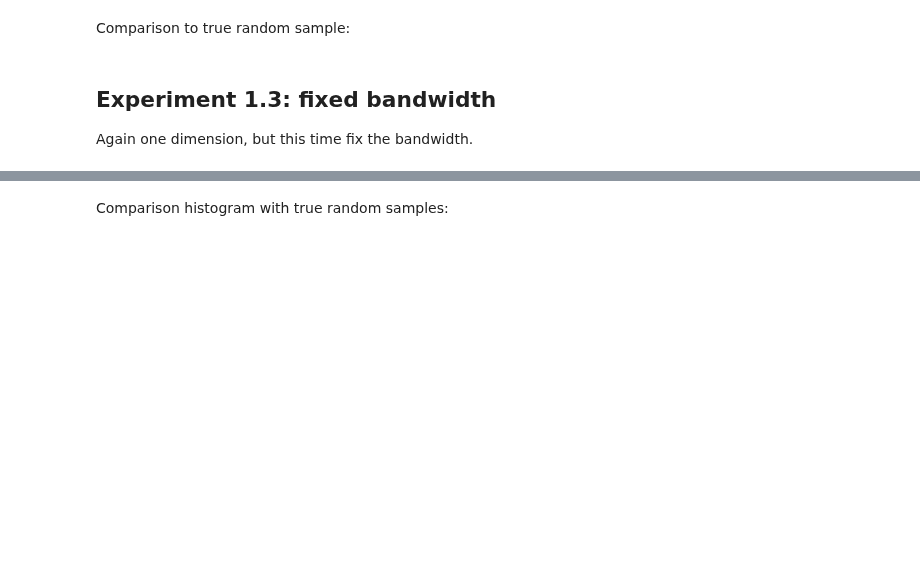
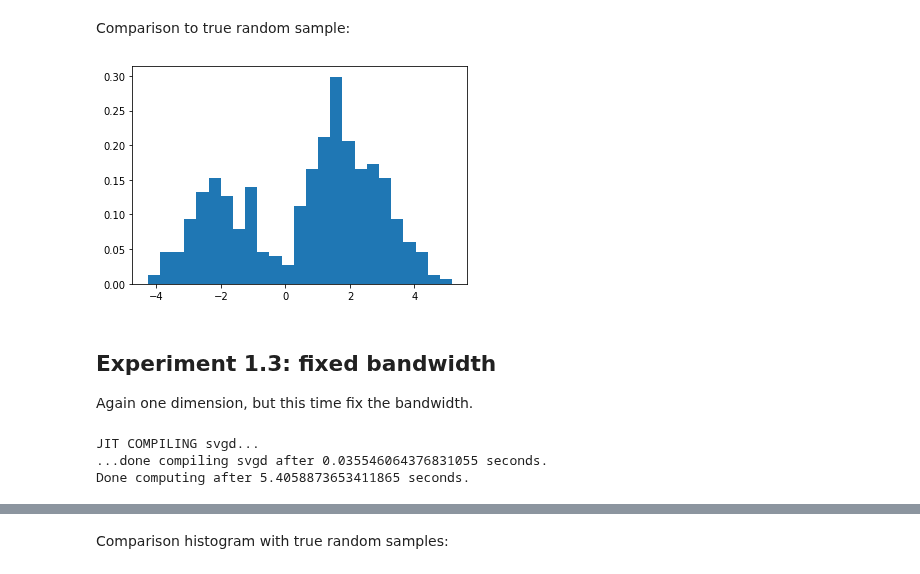
Before and after one commit to ratschlab/projects-2020-Neural-SVGD, a Jupyter notebook: Model.ipynb, the cells around one changed output, grey strips where cells are left out. Saved outputs shown, nothing was run; the diff lists cells and outputs as text; code cells hidden in the pictures; blank space fills up the shorter version.

```diff
--- a/Model.ipynb
+++ b/Model.ipynb
@@ -107,12 +107,14 @@ Comparison to true random sample:
 # %%
 rkey = random.PRNGKey(0)
 rkeys = random.split(rkey)
-ntest = 100
+ntest = n
 x1 = random.normal(rkeys[0], shape=(ntest // 3,1)) - 2
 x2 = random.normal(rkeys[1], shape=(ntest * 2 // 3,1)) + 2
 xtest = np.concatenate([x1, x2])
 
 _ = plt.hist(xtest[:, 0], density=True, bins=25)
+# %% [output]
+[figure, added]
 # %% [markdown]
 ## Experiment 1.3: fixed bandwidth
 Again one dimension, but this time fix the bandwidth.
@@ -127,7 +129,7 @@ L = 1000
 
 svgd_fix13 = SVGD(dist13, n_iter_max=L, adaptive_kernel=False, get_bandwidth=None, particle_shape=(n, d))
 # %%
-h = 1
+h = 25
 n_iter = L
 svgd_fix13.newkey()
 st = time.time()
@@ -135,5 +137,9 @@ xout13, log13 = svgd_fix13.svgd(svgd_fix13.rkey, stepsize, bandwidth=h, n_iter=n
 xout13.block_until_ready()
 end = time.time()
 print(f"Done computing after {end - st} seconds.")
+# %% [output]
+JIT COMPILING svgd...
+...done compiling svgd after 0.035546064376831055 seconds.
+Done computing after 5.4058873653411865 seconds.
 # %%
 plot.svgd_log(log13)
```
Also changed, not shown: parts of 10 cells of this notebook, 4 other files.
